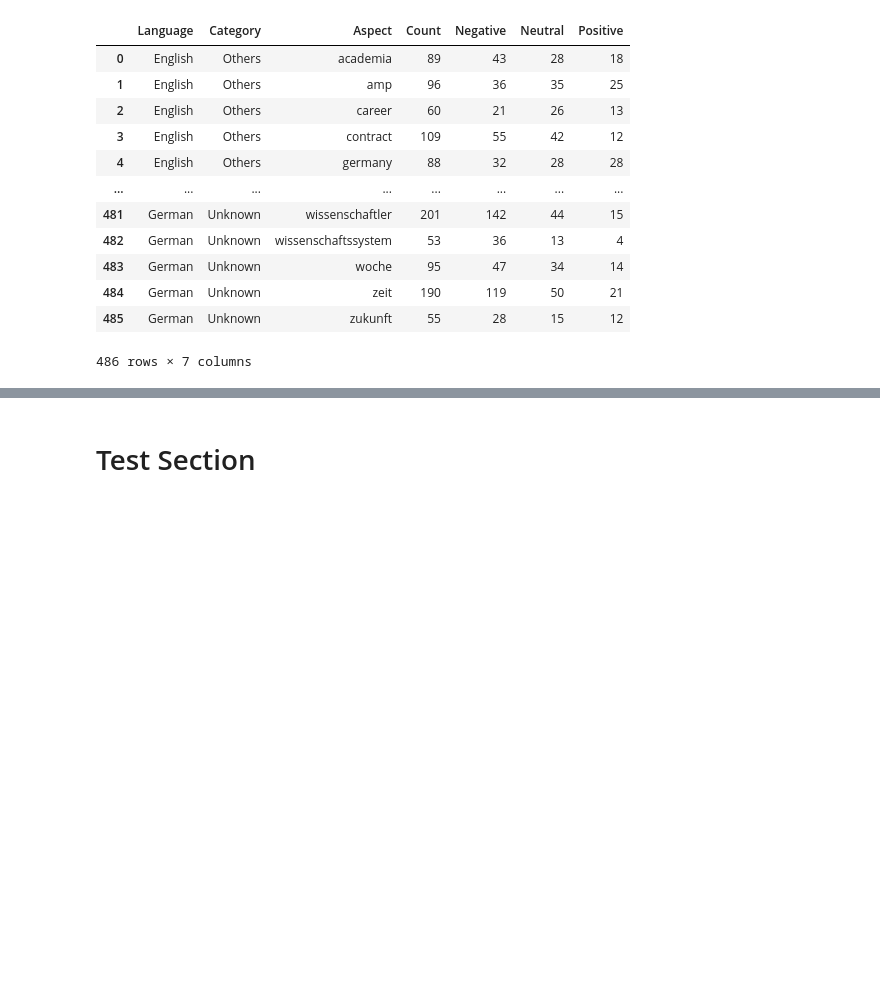
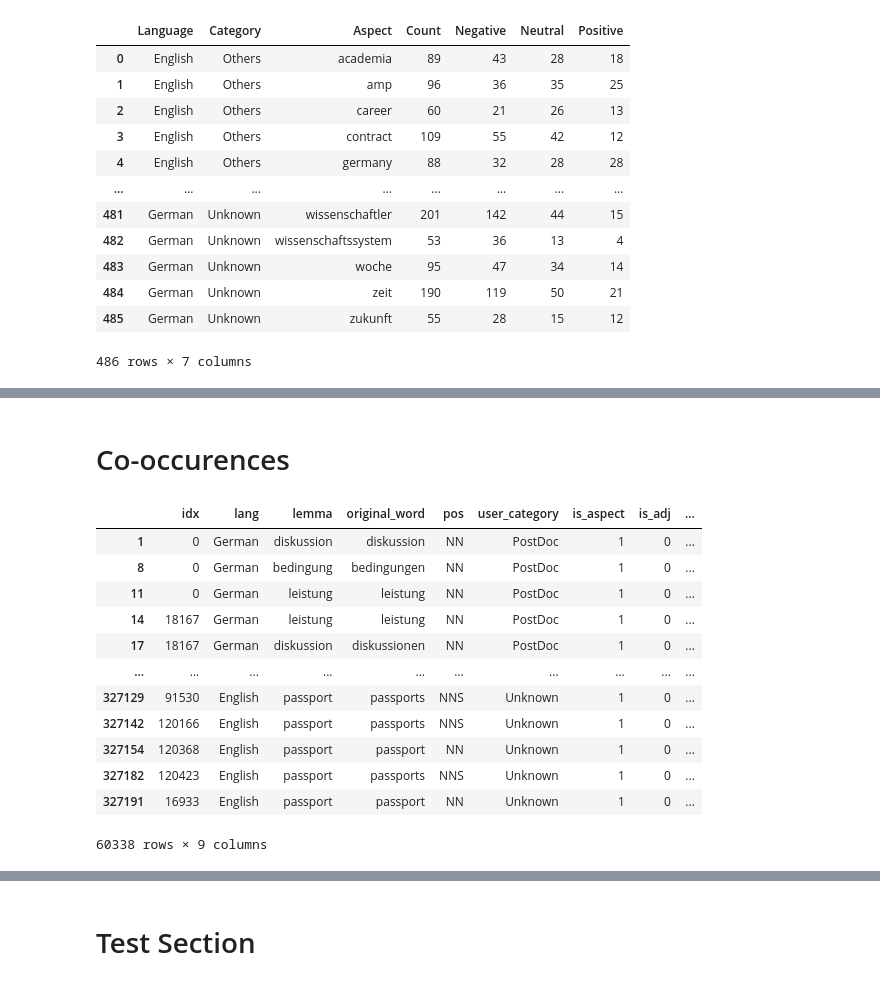
Before and after one commit to jeffyelson/triwizard_ichbinhanna_dbseproject, a Jupyter notebook: Aspect Based Sentiment Analysis/CompleteABSA.ipynb, the cells around one changed output, grey strips where cells are left out. Cells and saved outputs as stored; diff of their text form; code cells hidden in the pictures; blank space fills up the shorter version.

Commit message:
Code and output of Co-occurring aspects and aspect-adj

```diff
--- a/Aspect Based Sentiment Analysis/CompleteABSA.ipynb
+++ b/Aspect Based Sentiment Analysis/CompleteABSA.ipynb
@@ -732,3 +732,5 @@ files.download('Approch2_FinalOutputWithoutCategory.csv')
 # %% [output]
 [interactive output not drawn]
 [interactive output not drawn]
+# %% [markdown]
+# Co-occurences
@@ -734,0 +740,20 @@ files.download('Approch2_FinalOutputWithoutCategory.csv')
+# %%
+df_tweet_aspects = pd.read_csv("Aspect_Tweet_POS.csv", keep_default_na=False)
+# %%
+df_tweet_aspects_adj = df_tweet_aspects[df_tweet_aspects["is_adj"] == 1]
+df_tweet_aspects_aspects = df_tweet_aspects[df_tweet_aspects["is_aspect"] == 1]
+df_tweet_aspects_aspects
+# %% [output]
+|  | idx | lang | lemma | original_word | pos | user_category | is_aspect | is_adj | ... |
+| 1 | 0 | German | diskussion | diskussion | NN | PostDoc | 1 | 0 | ... |
+| 8 | 0 | German | bedingung | bedingungen | NN | PostDoc | 1 | 0 | ... |
+| 11 | 0 | German | leistung | leistung | NN | PostDoc | 1 | 0 | ... |
+| 14 | 18167 | German | leistung | leistung | NN | PostDoc | 1 | 0 | ... |
+| 17 | 18167 | German | diskussion | diskussionen | NN | PostDoc | 1 | 0 | ... |
+| ... | ... | ... | ... | ... | ... | ... | ... | ... | ... |
+| 327129 | 91530 | English | passport | passports | NNS | Unknown | 1 | 0 | ... |
+| 327142 | 120166 | English | passport | passports | NNS | Unknown | 1 | 0 | ... |
+| 327154 | 120368 | English | passport | passport | NN | Unknown | 1 | 0 | ... |
+| 327182 | 120423 | English | passport | passports | NNS | Unknown | 1 | 0 | ... |
+| 327191 | 16933 | English | passport | passport | NN | Unknown | 1 | 0 | ... |
+60338 rows × 9 columns
```
Also changed, not shown: parts of 15 cells of this notebook, 2 other files.
